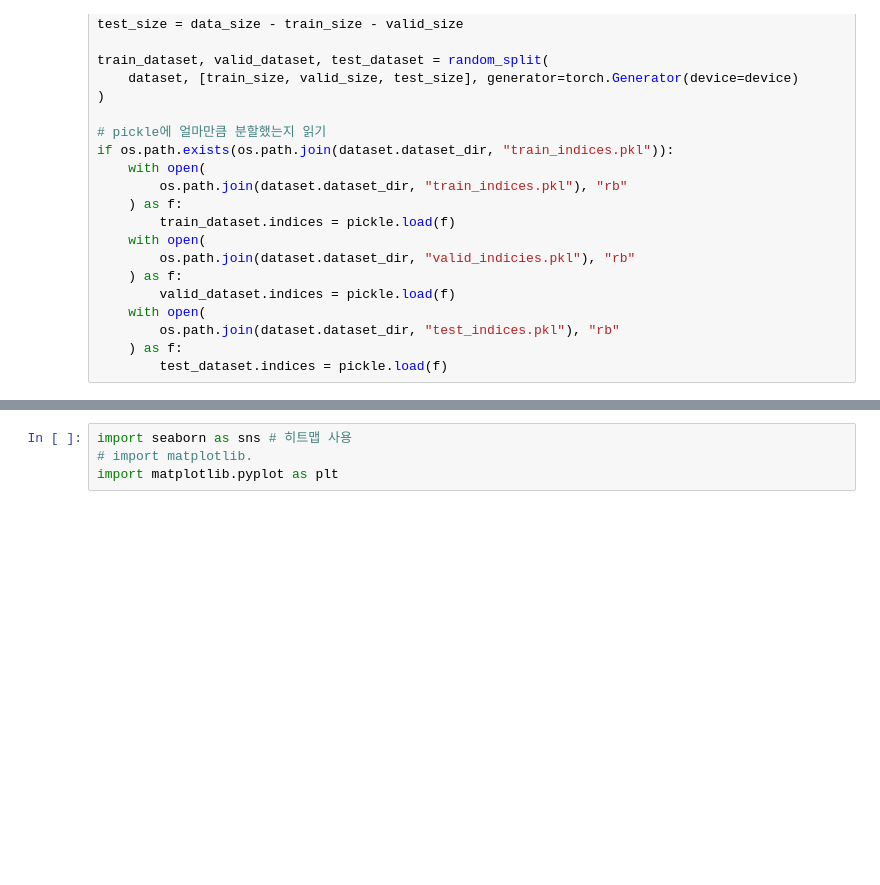
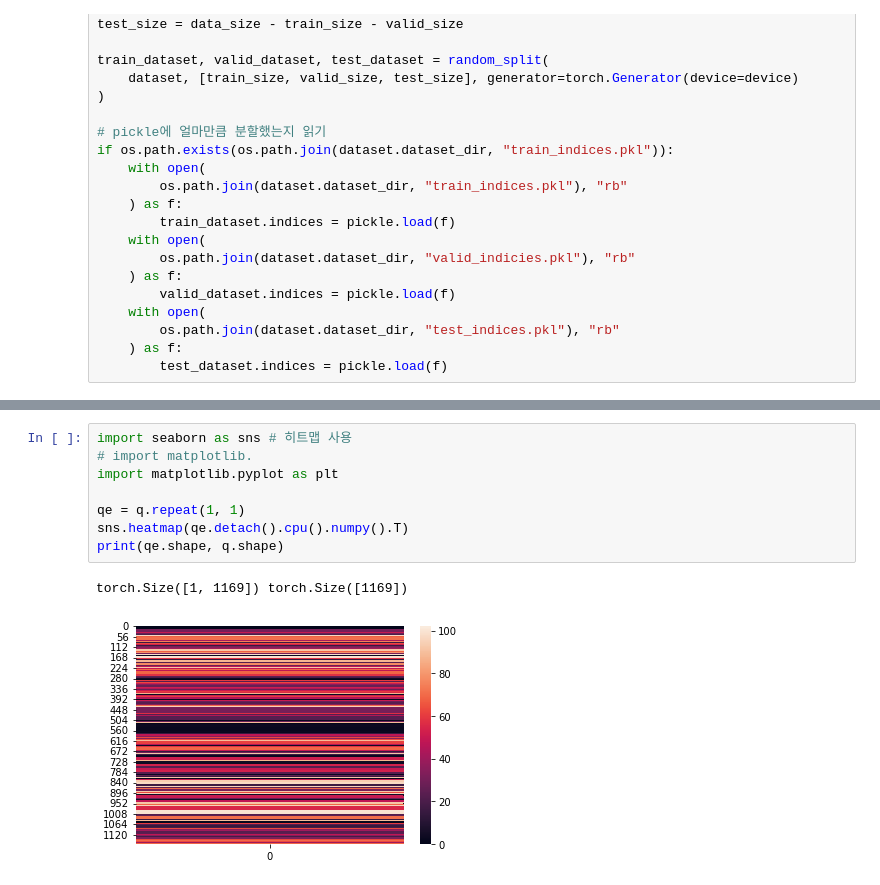
Before and after one commit to kaminion/dkt-research, a Jupyter notebook: test.ipynb, the cells around one changed output, grey strips where cells are left out. Saved outputs shown, nothing was run; the diff lists cells and outputs as text; blank space fills up the shorter version.

```diff
--- a/test.ipynb
+++ b/test.ipynb
@@ -239,5 +237,12 @@ tensor([[[0.5168, 0.5150, 0.5190,  ..., 0.5094, 0.5077, 0.5180],
 # %%
 import seaborn as sns # 히트맵 사용
 # import matplotlib.
 import matplotlib.pyplot as plt
+
+qe = q.repeat(1, 1)
+sns.heatmap(qe.detach().cpu().numpy().T)
+print(qe.shape, q.shape)
+# %% [output]
+torch.Size([1, 1169]) torch.Size([1169])
+[figure, added]
 # %%
```
Also changed, not shown: parts of 5 cells of this notebook, 2 other files.
